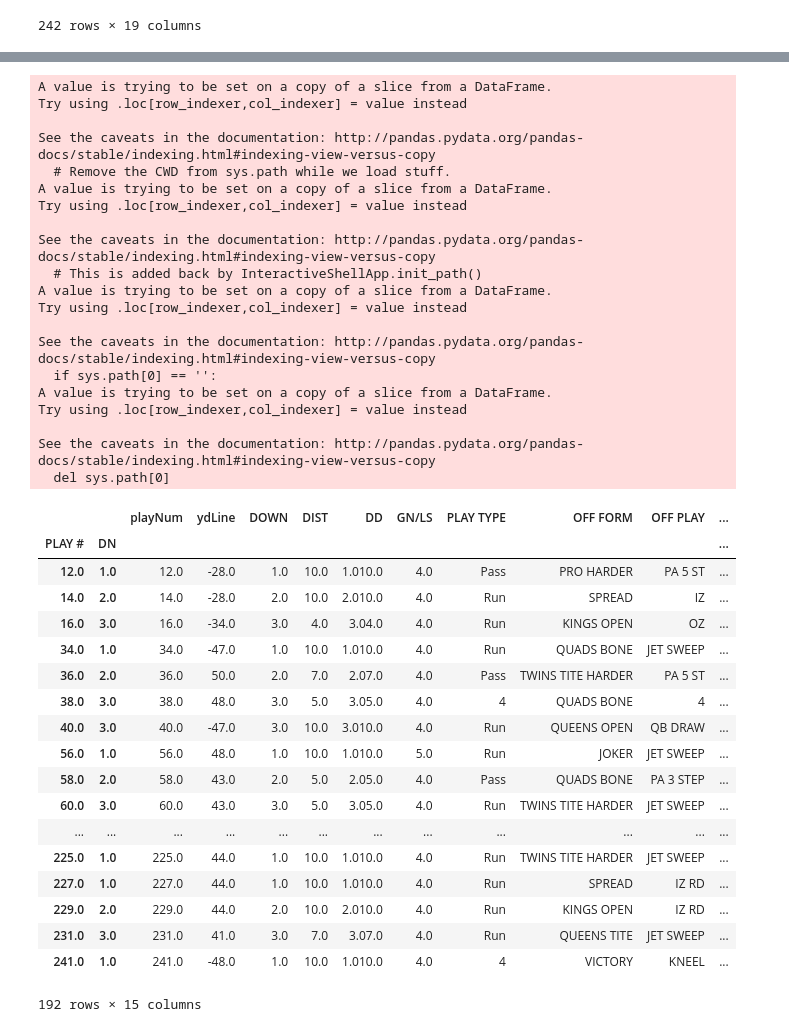
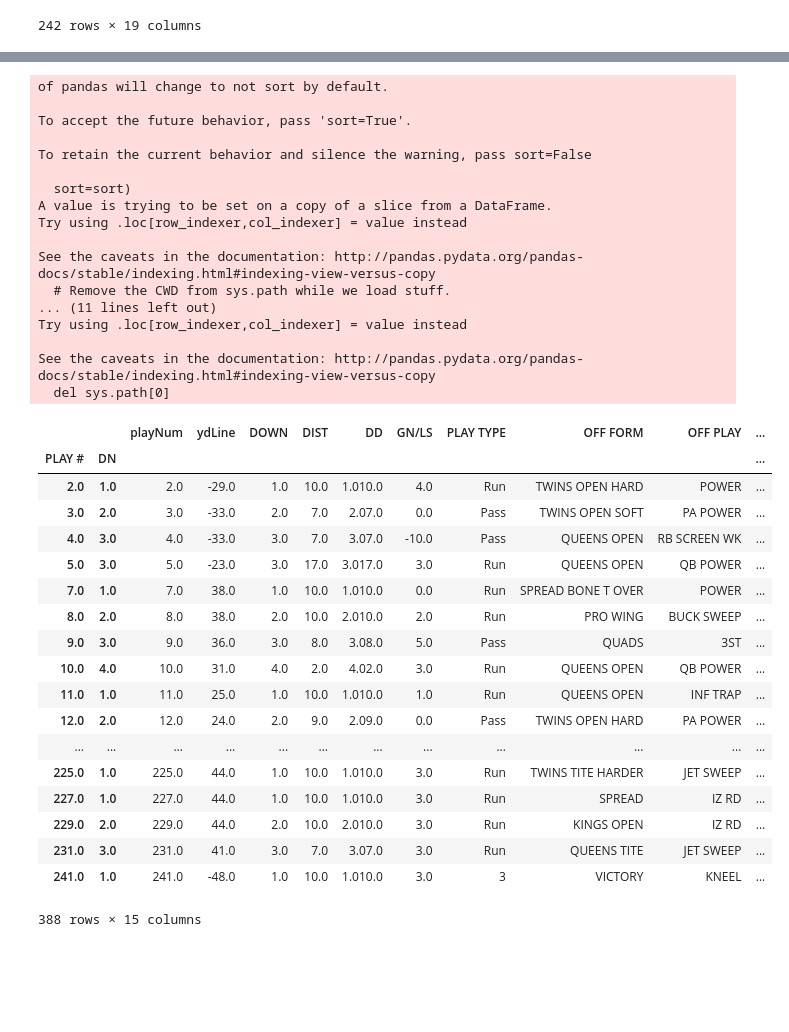
Before and after one commit to FutureGM/Gameplay_Analysis, a Jupyter notebook: hudl.ipynb, the cells around one changed output, grey strips where cells are left out. Cells and saved outputs as stored; diff of their text form; code cells hidden in the pictures; blank space fills up the shorter version.

```diff
--- a/hudl.ipynb
+++ b/hudl.ipynb
@@ -350,7 +303,7 @@ prediction()
 def scenarios(*games):
     #Combine all xlsx files into 1 Dataframe
     all_data = pd.DataFrame()
-    for f in glob.glob(r"C:\Users\Michael Diaz\Desktop\Personal_Projects\Analysis\*.xlsx"):
+    for f in glob.glob(r"C:\Users\User\Desktop\Personal_Projects\Gameplay_Analysis\*.xlsx"):
         df = pd.read_excel(f)
         all_data = all_data.append(df, ignore_index=True)
     all_games = all_data[["PLAY #","YARD LN","DN", "DIST", "OFF FORM",
@@ -389,58 +342,55 @@ def scenarios(*games):
 
     #Run/Pass Scenarios
     rpConditions = [
     ((table["GN/LS"] > 0) & (table["DD"] == "1.010.0")),
     (table["GN/LS"] < 0),
     (table["GN/LS"] < 5),
     (table["GN/LS"] > 10),
     ((table["GN/LS"] > 0) & (table["PLAY TYPE"] == "Pass")),
     ((table["GN/LS"] > 0) & (table["PLAY TYPE"] == "NaN")),
     ((table["GN/LS"] > 10) & (table["PLAY TYPE"] == "Pass"))
     ]
     rpChoices = ["Run for 1st Down", "Run < 0 yds", "Run < 5 yds", "Run < 10 yds",
                   "Pass Complete", "Pass Incomplete", "Pass > 10 yds"]
     table["Run/Pass Scenarios"] = np.select(rpConditions, rpChoices)
     rpiChoices = table.to_csv("rpiChoices.csv")
 
     return table
 scenarios()
 # %% [output]
+of pandas will change to not sort by default.
+
+To accept the future behavior, pass 'sort=True'.
+
+To retain the current behavior and silence the warning, pass sort=False
+
+  sort=sort)
 A value is trying to be set on a copy of a slice from a DataFrame.
 Try using .loc[row_indexer,col_indexer] = value instead
 
 See the caveats in the documentation: http://pandas.pydata.org/pandas-docs/stable/indexing.html#indexing-view-versus-copy
   # Remove the CWD from sys.path while we load stuff.
-A value is trying to be set on a copy of a slice from a DataFrame.
-Try using .loc[row_indexer,col_indexer] = value instead
-
-See the caveats in the documentation: http://pandas.pydata.org/pandas-docs/stable/indexing.html#indexing-view-versus-copy
-  # This is added back by InteractiveShellApp.init_path()
-A value is trying to be set on a copy of a slice from a DataFrame.
-Try using .loc[row_indexer,col_indexer] = value instead
-
-See the caveats in the documentation: http://pandas.pydata.org/pandas-docs/stable/indexing.html#indexing-view-versus-copy
-  if sys.path[0] == '':
-A value is trying to be set on a copy of a slice from a DataFrame.
+... (11 lines left out)
 Try using .loc[row_indexer,col_indexer] = value instead
 
 See the caveats in the documentation: http://pandas.pydata.org/pandas-docs/stable/indexing.html#indexing-view-versus-copy
   del sys.path[0]
 |  |  | playNum | ydLine | DOWN | DIST | DD | GN/LS | PLAY TYPE | OFF FORM | OFF PLAY | ... |
 | PLAY # | DN |  |  |  |  |  |  |  |  |  | ... |
-| 12.0 | 1.0 | 12.0 | -28.0 | 1.0 | 10.0 | 1.010.0 | 4.0 | Pass | PRO HARDER | PA 5 ST | ... |
-| 14.0 | 2.0 | 14.0 | -28.0 | 2.0 | 10.0 | 2.010.0 | 4.0 | Run | SPREAD | IZ | ... |
-| 16.0 | 3.0 | 16.0 | -34.0 | 3.0 | 4.0 | 3.04.0 | 4.0 | Run | KINGS OPEN | OZ | ... |
-| 34.0 | 1.0 | 34.0 | -47.0 | 1.0 | 10.0 | 1.010.0 | 4.0 | Run | QUADS BONE | JET SWEEP | ... |
-| 36.0 | 2.0 | 36.0 | 50.0 | 2.0 | 7.0 | 2.07.0 | 4.0 | Pass | TWINS TITE HARDER | PA 5 ST | ... |
-| 38.0 | 3.0 | 38.0 | 48.0 | 3.0 | 5.0 | 3.05.0 | 4.0 | 4 | QUADS BONE | 4 | ... |
-| 40.0 | 3.0 | 40.0 | -47.0 | 3.0 | 10.0 | 3.010.0 | 4.0 | Run | QUEENS OPEN | QB DRAW | ... |
-| 56.0 | 1.0 | 56.0 | 48.0 | 1.0 | 10.0 | 1.010.0 | 5.0 | Run | JOKER | JET SWEEP | ... |
-| 58.0 | 2.0 | 58.0 | 43.0 | 2.0 | 5.0 | 2.05.0 | 4.0 | Pass | QUADS BONE | PA 3 STEP | ... |
-| 60.0 | 3.0 | 60.0 | 43.0 | 3.0 | 5.0 | 3.05.0 | 4.0 | Run | TWINS TITE HARDER | JET SWEEP | ... |
+| 2.0 | 1.0 | 2.0 | -29.0 | 1.0 | 10.0 | 1.010.0 | 4.0 | Run | TWINS OPEN HARD | POWER | ... |
+| 3.0 | 2.0 | 3.0 | -33.0 | 2.0 | 7.0 | 2.07.0 | 0.0 | Pass | TWINS OPEN SOFT | PA POWER | ... |
+| 4.0 | 3.0 | 4.0 | -33.0 | 3.0 | 7.0 | 3.07.0 | -10.0 | Pass | QUEENS OPEN | RB SCREEN WK | ... |
+| 5.0 | 3.0 | 5.0 | -23.0 | 3.0 | 17.0 | 3.017.0 | 3.0 | Run | QUEENS OPEN | QB POWER | ... |
+| 7.0 | 1.0 | 7.0 | 38.0 | 1.0 | 10.0 | 1.010.0 | 0.0 | Run | SPREAD BONE T OVER | POWER | ... |
+| 8.0 | 2.0 | 8.0 | 38.0 | 2.0 | 10.0 | 2.010.0 | 2.0 | Run | PRO WING | BUCK SWEEP | ... |
+| 9.0 | 3.0 | 9.0 | 36.0 | 3.0 | 8.0 | 3.08.0 | 5.0 | Pass | QUADS | 3ST | ... |
+| 10.0 | 4.0 | 10.0 | 31.0 | 4.0 | 2.0 | 4.02.0 | 3.0 | Run | QUEENS OPEN | QB POWER | ... |
+| 11.0 | 1.0 | 11.0 | 25.0 | 1.0 | 10.0 | 1.010.0 | 1.0 | Run | QUEENS OPEN | INF TRAP | ... |
+| 12.0 | 2.0 | 12.0 | 24.0 | 2.0 | 9.0 | 2.09.0 | 0.0 | Pass | TWINS OPEN HARD | PA POWER | ... |
 | ... | ... | ... | ... | ... | ... | ... | ... | ... | ... | ... | ... |
-| 225.0 | 1.0 | 225.0 | 44.0 | 1.0 | 10.0 | 1.010.0 | 4.0 | Run | TWINS TITE HARDER | JET SWEEP | ... |
-| 227.0 | 1.0 | 227.0 | 44.0 | 1.0 | 10.0 | 1.010.0 | 4.0 | Run | SPREAD | IZ RD | ... |
-| 229.0 | 2.0 | 229.0 | 44.0 | 2.0 | 10.0 | 2.010.0 | 4.0 | Run | KINGS OPEN | IZ RD | ... |
-| 231.0 | 3.0 | 231.0 | 41.0 | 3.0 | 7.0 | 3.07.0 | 4.0 | Run | QUEENS TITE | JET SWEEP | ... |
-| 241.0 | 1.0 | 241.0 | -48.0 | 1.0 | 10.0 | 1.010.0 | 4.0 | 4 | VICTORY | KNEEL | ... |
+| 225.0 | 1.0 | 225.0 | 44.0 | 1.0 | 10.0 | 1.010.0 | 3.0 | Run | TWINS TITE HARDER | JET SWEEP | ... |
+| 227.0 | 1.0 | 227.0 | 44.0 | 1.0 | 10.0 | 1.010.0 | 3.0 | Run | SPREAD | IZ RD | ... |
+| 229.0 | 2.0 | 229.0 | 44.0 | 2.0 | 10.0 | 2.010.0 | 3.0 | Run | KINGS OPEN | IZ RD | ... |
+| 231.0 | 3.0 | 231.0 | 41.0 | 3.0 | 7.0 | 3.07.0 | 3.0 | Run | QUEENS TITE | JET SWEEP | ... |
+| 241.0 | 1.0 | 241.0 | -48.0 | 1.0 | 10.0 | 1.010.0 | 3.0 | 3 | VICTORY | KNEEL | ... |
-192 rows × 15 columns
+388 rows × 15 columns
```
Also changed, not shown: parts of 12 cells of this notebook, 3 other files.
